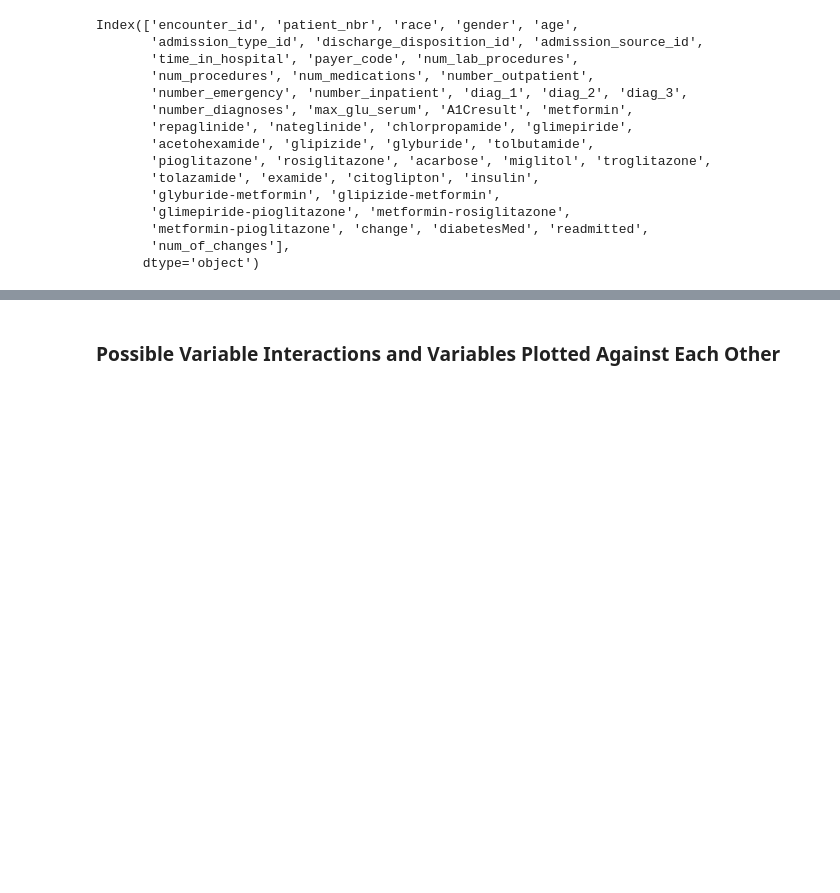
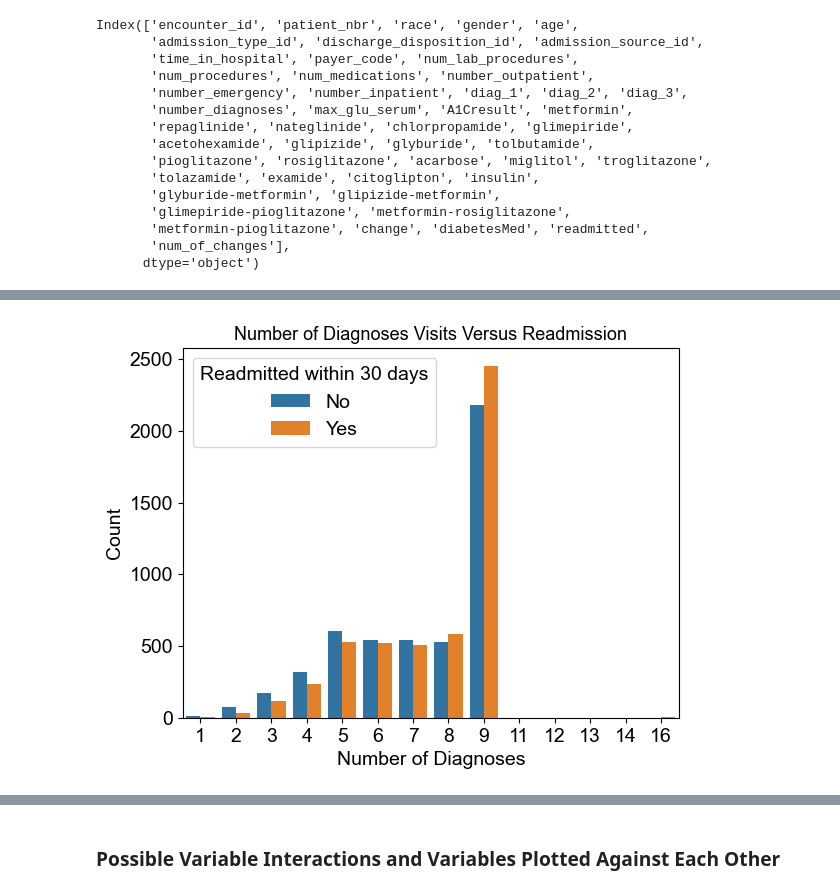
Before and after one commit to AnastasiaKWei/Saturn, a Jupyter notebook: KEH_LTW_Finalized_Modeling.ipynb, the cells around one changed output, grey strips where cells are left out. Saved outputs shown, nothing was run; the diff lists cells and outputs as text; code cells hidden in the pictures; blank space fills up the shorter version.

Commit message:
Adding visualizations to Appendix B

```diff
--- a/KEH_LTW_Finalized_Modeling.ipynb
+++ b/KEH_LTW_Finalized_Modeling.ipynb
@@ -158,0 +161,15 @@ plt.xlabel('Time Spent in Hospital During Initial Stay')
+# %%
+# Emergency visits
+d = train1.number_diagnoses.unique()
+d.sort()
+d_sort = np.array(d).tolist()
+
+diagplt = sns.countplot(x = 'number_diagnoses', hue = "readmitted", data = train1, order = d_sort)
+plt.title('Number of Diagnoses Visits Versus Readmission', size = 13)
+diagplt.legend(title = 'Readmitted within 30 days', labels = ('No', 'Yes'))
+plt.ylabel('Count')
+plt.xlabel('Number of Diagnoses')
+
+# plt.savefig("diag_vs_readmissions.png", dpi=300)
+# %% [output]
+[figure, added]
```
Also changed, not shown: parts of 10 cells of this notebook, 6 other files.
